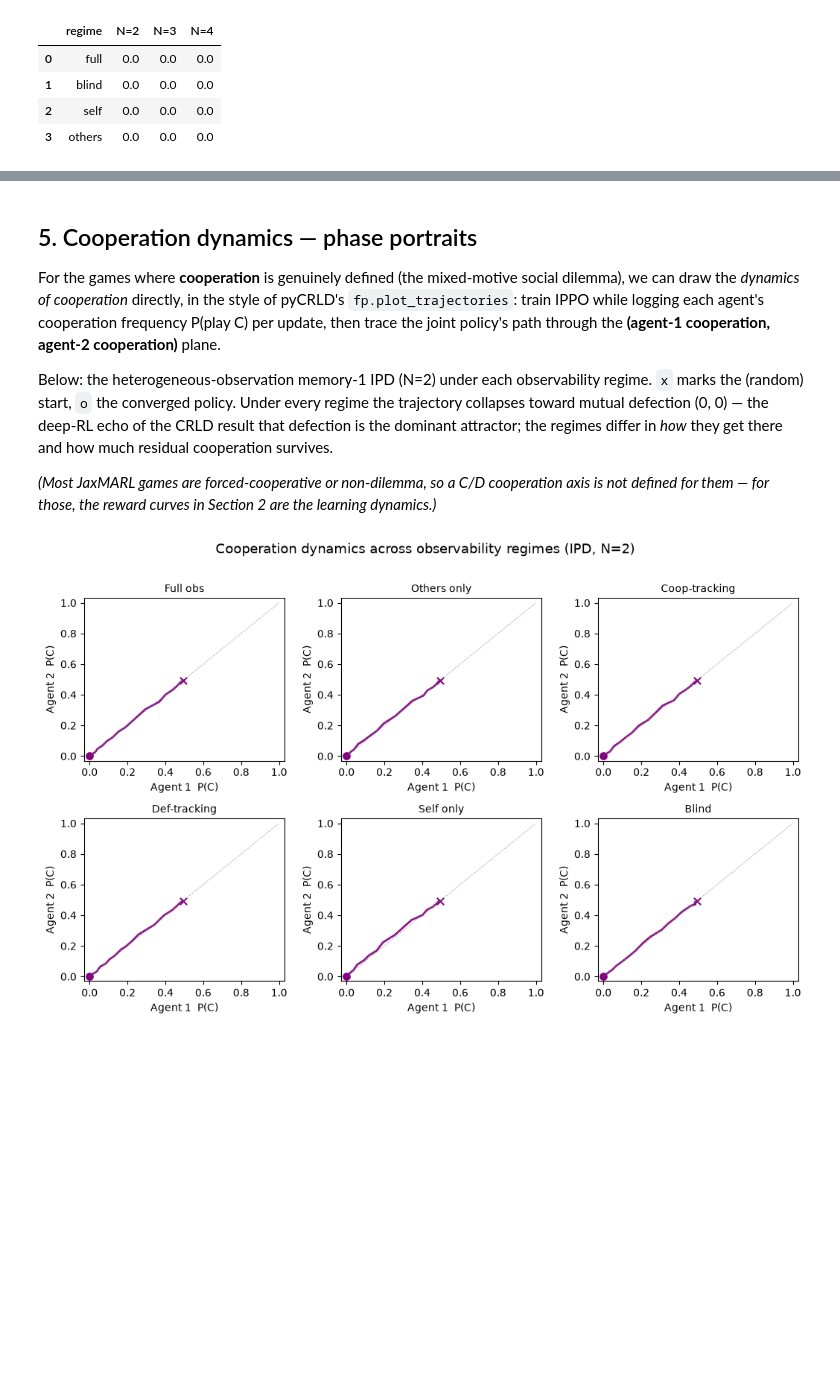
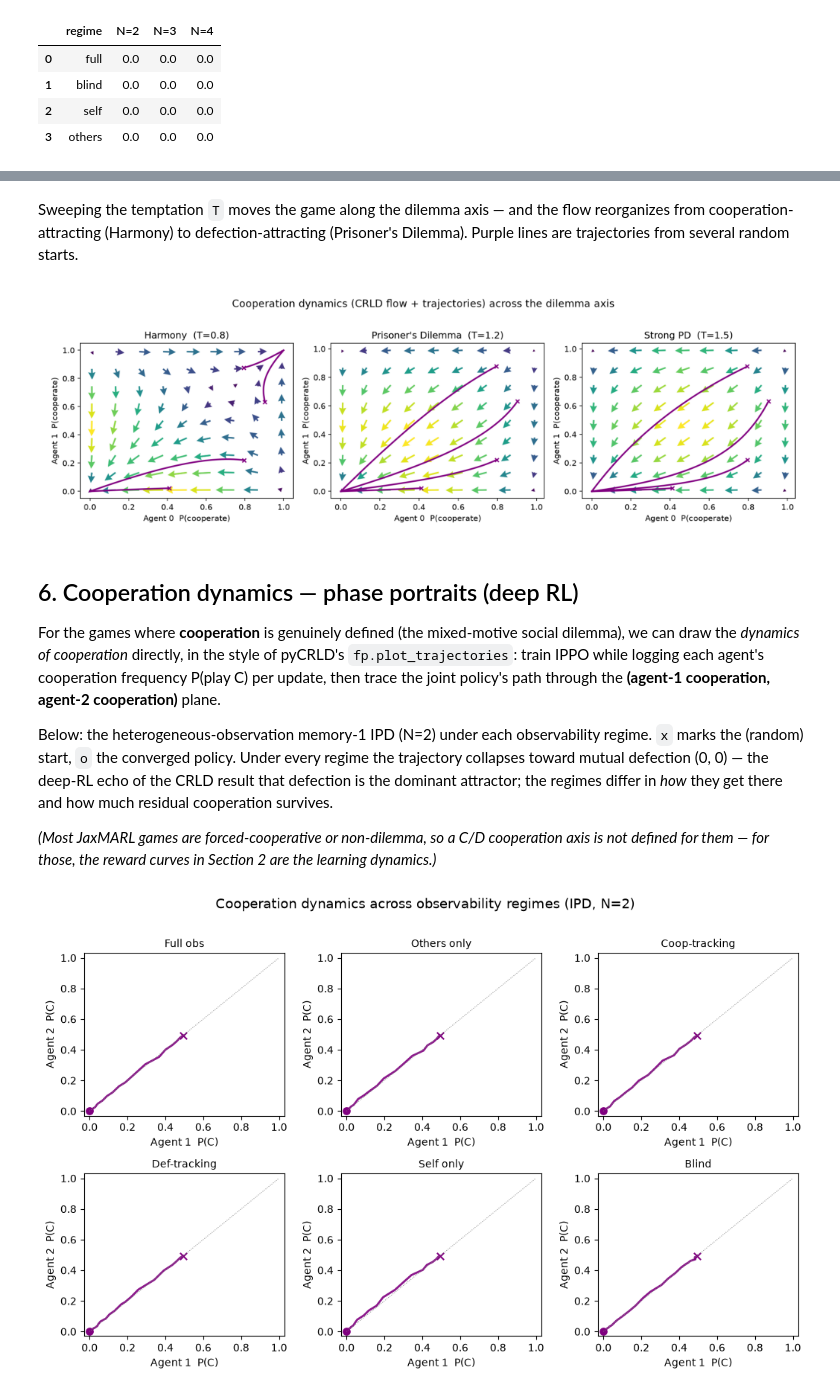
Before and after one commit to marimeireles/MARL-mixed, a Jupyter notebook: jaxmarl_env/results_notebook.ipynb, the cells around one changed output, grey strips where cells are left out. Drawn from its saved outputs; the diff is of its cells as text; code cells hidden in the pictures; blank space fills up the shorter version.

```diff
--- a/jaxmarl_env/results_notebook.ipynb
+++ b/jaxmarl_env/results_notebook.ipynb
@@ -198,5 +239,19 @@ else:
+# %% [markdown]
+Sweeping the temptation `T` moves the game along the dilemma axis — and the
+flow reorganizes from cooperation-attracting (Harmony) to defection-attracting
+(Prisoner's Dilemma). Purple lines are trajectories from several random starts.
+# %%
+img = os.path.join(RESULTS, "payoff_sweep.png")
+if os.path.exists(img):
+    from matplotlib import image as mpimg
+    fig, ax = plt.subplots(figsize=(13, 4)); ax.imshow(mpimg.imread(img)); ax.axis("off")
+    plt.show()
+else:
+    print("run scratch_repro/flowplots.py to generate payoff_sweep.png")
+# %% [output]
+[figure, added]
 # %% [markdown]
-## 5. Cooperation dynamics — phase portraits
+## 6. Cooperation dynamics — phase portraits (deep RL)
 
 For the games where **cooperation** is genuinely defined (the mixed-motive
 social dilemma), we can draw the *dynamics of cooperation* directly, in the
```
Also changed, not shown: parts of 4 cells of this notebook, 11 other files.
